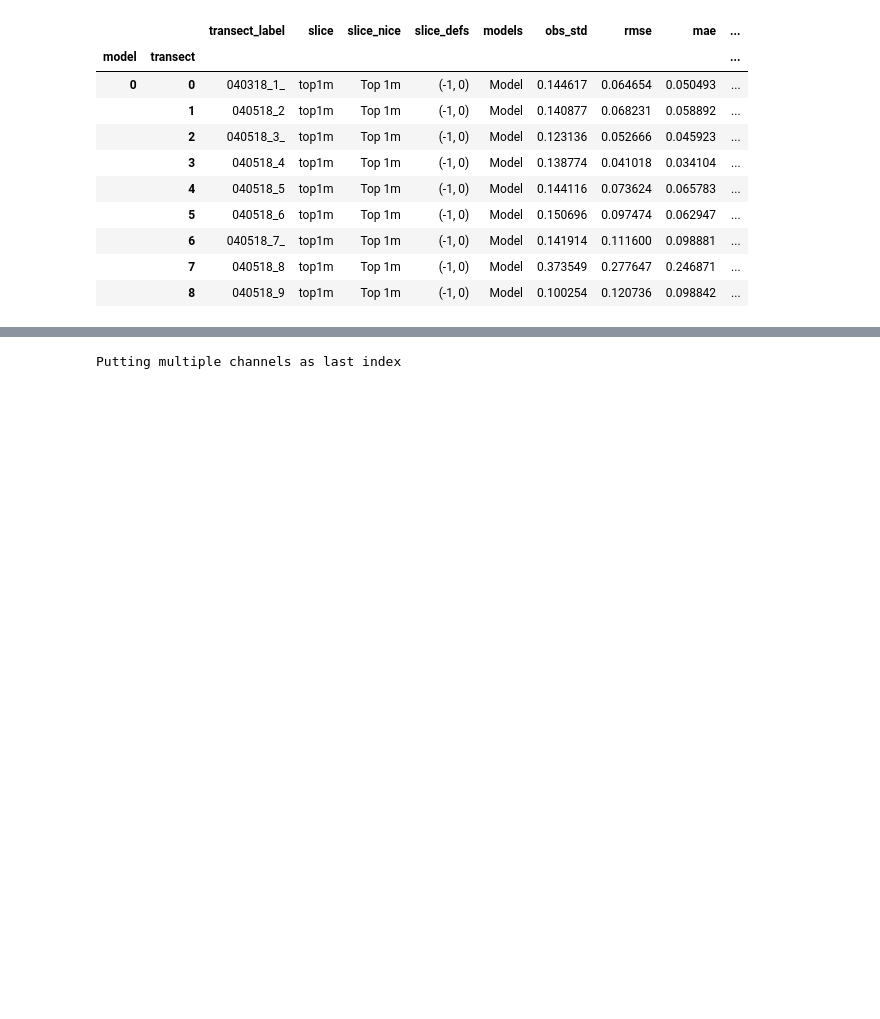
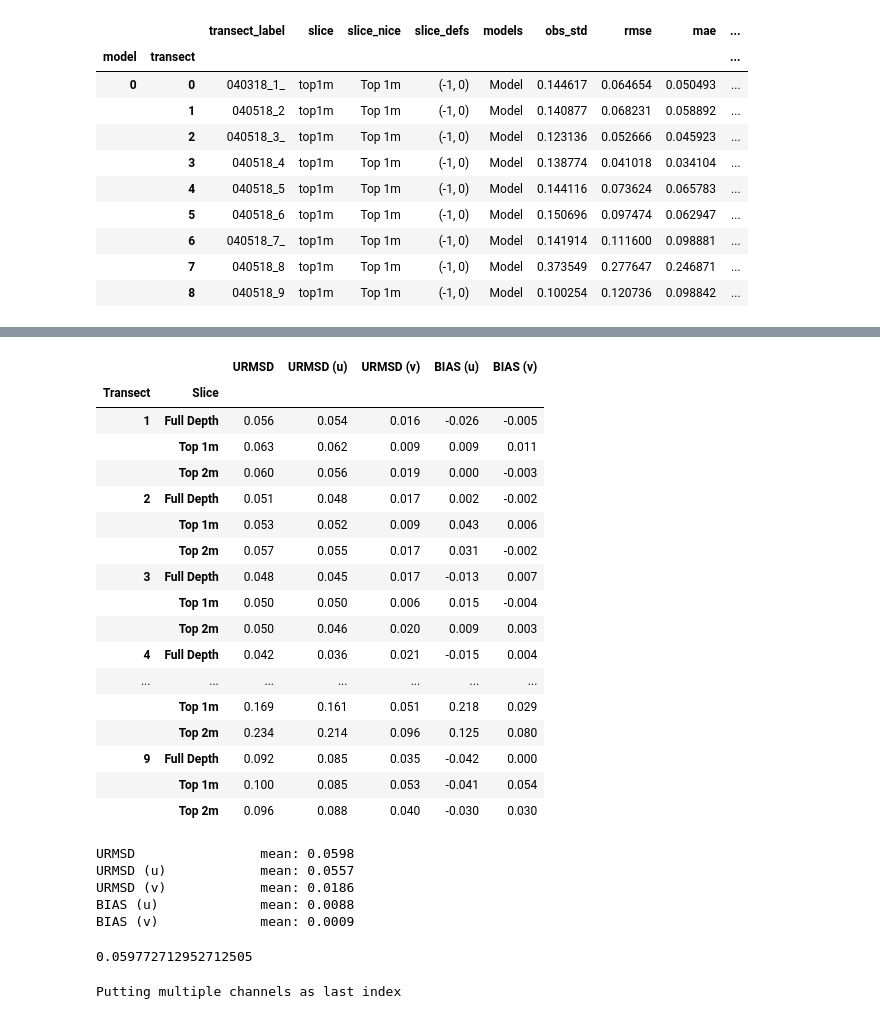
Before and after one commit to rustychris/hor_flow_and_salmon, a Jupyter notebook: model/suntans/calibration.ipynb, the cells around one changed output, grey strips where cells are left out. Saved outputs shown, nothing was run; the diff lists cells and outputs as text; code cells hidden in the pictures; blank space fills up the shorter version.

```diff
--- a/model/suntans/calibration.ipynb
+++ b/model/suntans/calibration.ipynb
@@ -844,0 +919,49 @@ INFO:numexpr.utils:NumExpr defaulting to 8 threads.
+# %%
+# Same thing, but as a table, with  more columns:
+import os
+os.environ['NUMEXPR_MAX_THREADS']="1"
+
+for m_i in range(ds_metrics.dims['model']):
+    sub_ds=ds_metrics.isel(model=m_i)
+    sub_ds['slice']=sub_ds.slice_nice
+    sub_ds=sub_ds.rename({'ub_rmse':'URMSD',
+                          'ub_rmse_u':'URMSD (u)',
+                          'ub_rmse_v':'URMSD (v)',
+                          'bias_u':'BIAS (u)',
+                          'bias_v':'BIAS (v)',
+                          'transect':'Transect',
+                          'slice':'Slice'})
+    # 1-based numbering
+    sub_ds['Transect']=1+np.arange(sub_ds.dims['Transect'])
+
+    df=sub_ds.to_dataframe()
+    df=df.loc[:,['URMSD','URMSD (u)','URMSD (v)','BIAS (u)','BIAS (v)']]
+
+    df=df.swaplevel().sort_index()
+    #df=df.unstack('Slice')
+    #df=df.set_index(df.index+1)
+
+    pd.set_option('display.float_format',lambda f: "%.3f"%f)
+    pd.set_option('precision',3)
+    display(df)
+
+None
+# %% [output]
+|  |  | URMSD | URMSD (u) | URMSD (v) | BIAS (u) | BIAS (v) |
+| Transect | Slice |  |  |  |  |  |
+| 1 | Full Depth | 0.056 | 0.054 | 0.016 | -0.026 | -0.005 |
+|  | Top 1m | 0.063 | 0.062 | 0.009 | 0.009 | 0.011 |
+|  | Top 2m | 0.060 | 0.056 | 0.019 | 0.000 | -0.003 |
+| 2 | Full Depth | 0.051 | 0.048 | 0.017 | 0.002 | -0.002 |
+|  | Top 1m | 0.053 | 0.052 | 0.009 | 0.043 | 0.006 |
+|  | Top 2m | 0.057 | 0.055 | 0.017 | 0.031 | -0.002 |
+| 3 | Full Depth | 0.048 | 0.045 | 0.017 | -0.013 | 0.007 |
+|  | Top 1m | 0.050 | 0.050 | 0.006 | 0.015 | -0.004 |
+|  | Top 2m | 0.050 | 0.046 | 0.020 | 0.009 | 0.003 |
+| 4 | Full Depth | 0.042 | 0.036 | 0.021 | -0.015 | 0.004 |
+| ... | ... | ... | ... | ... | ... | ... |
+|  | Top 1m | 0.169 | 0.161 | 0.051 | 0.218 | 0.029 |
+|  | Top 2m | 0.234 | 0.214 | 0.096 | 0.125 | 0.080 |
+| 9 | Full Depth | 0.092 | 0.085 | 0.035 | -0.042 | 0.000 |
+|  | Top 1m | 0.100 | 0.085 | 0.053 | -0.041 | 0.054 |
+|  | Top 2m | 0.096 | 0.088 | 0.040 | -0.030 | 0.030 |
@@ -845,3 +970,21 @@ INFO:numexpr.utils:NumExpr defaulting to 8 threads.
+# %%
+# And some summary numbers for discussion
+df_above=df[ df.index.values <= 6 ]
+
+
+for metric in ['URMSD','URMSD (u)','URMSD (v)','BIAS (u)','BIAS (v)']:
+    mean_metric=df_above.loc[:, metric].values.mean()
+    print(f"{metric:20} mean: {mean_metric:.4f}")
+# %% [output]
+URMSD                mean: 0.0598
+URMSD (u)            mean: 0.0557
+URMSD (v)            mean: 0.0186
+BIAS (u)             mean: 0.0088
+BIAS (v)             mean: 0.0009
+# %%
+df_above.loc[:,metric].values.mean()
+# %% [output]
+0.059772712952712505
 # %%
 all_avgs=[prep_for_comparison(obs_tran,models,z_slice=[-2,0],rotate=False,return_datasets=True)
           for obs_tran in obs_trans]
```
Also changed, not shown: parts of 18 cells of this notebook, 3 other files.
